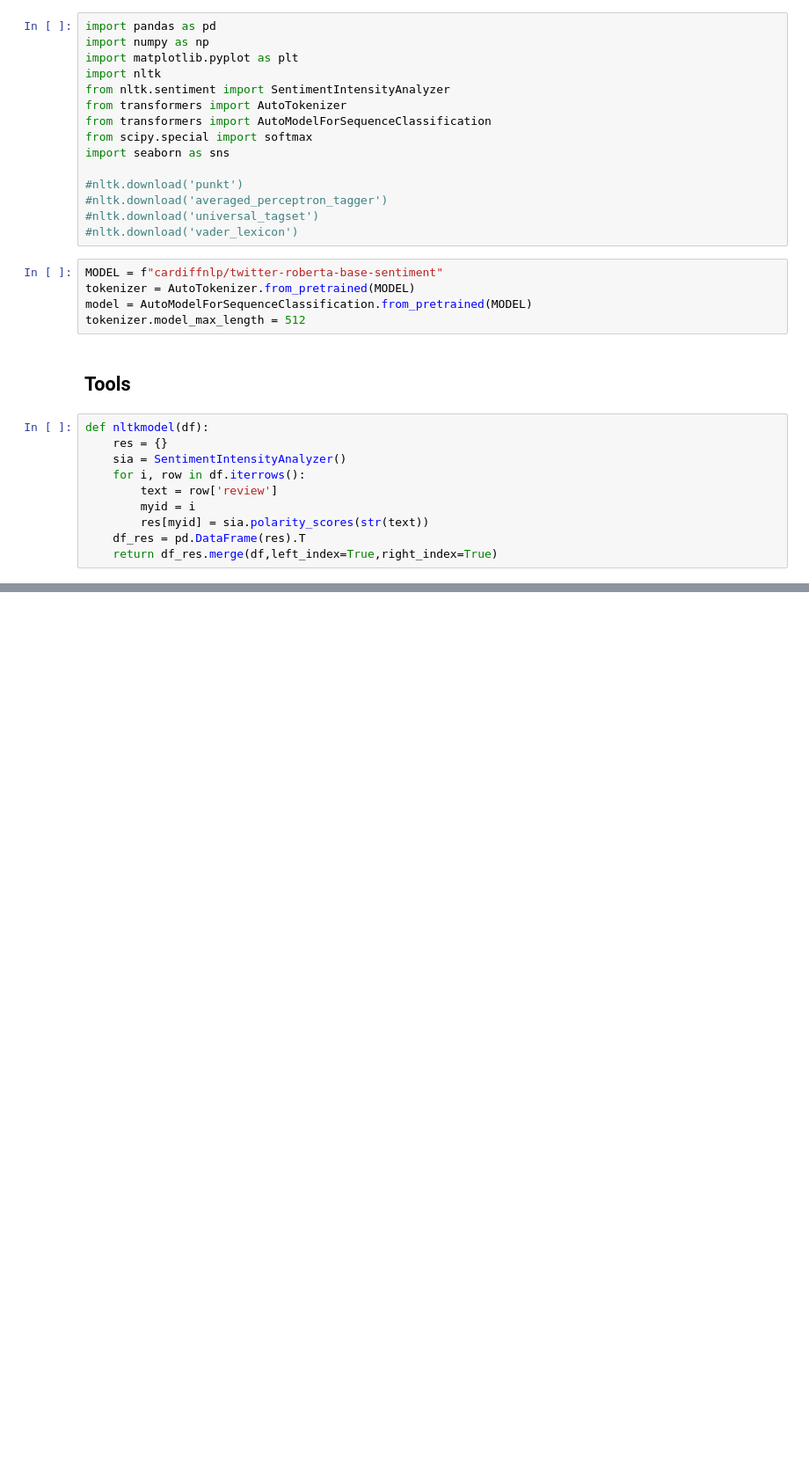
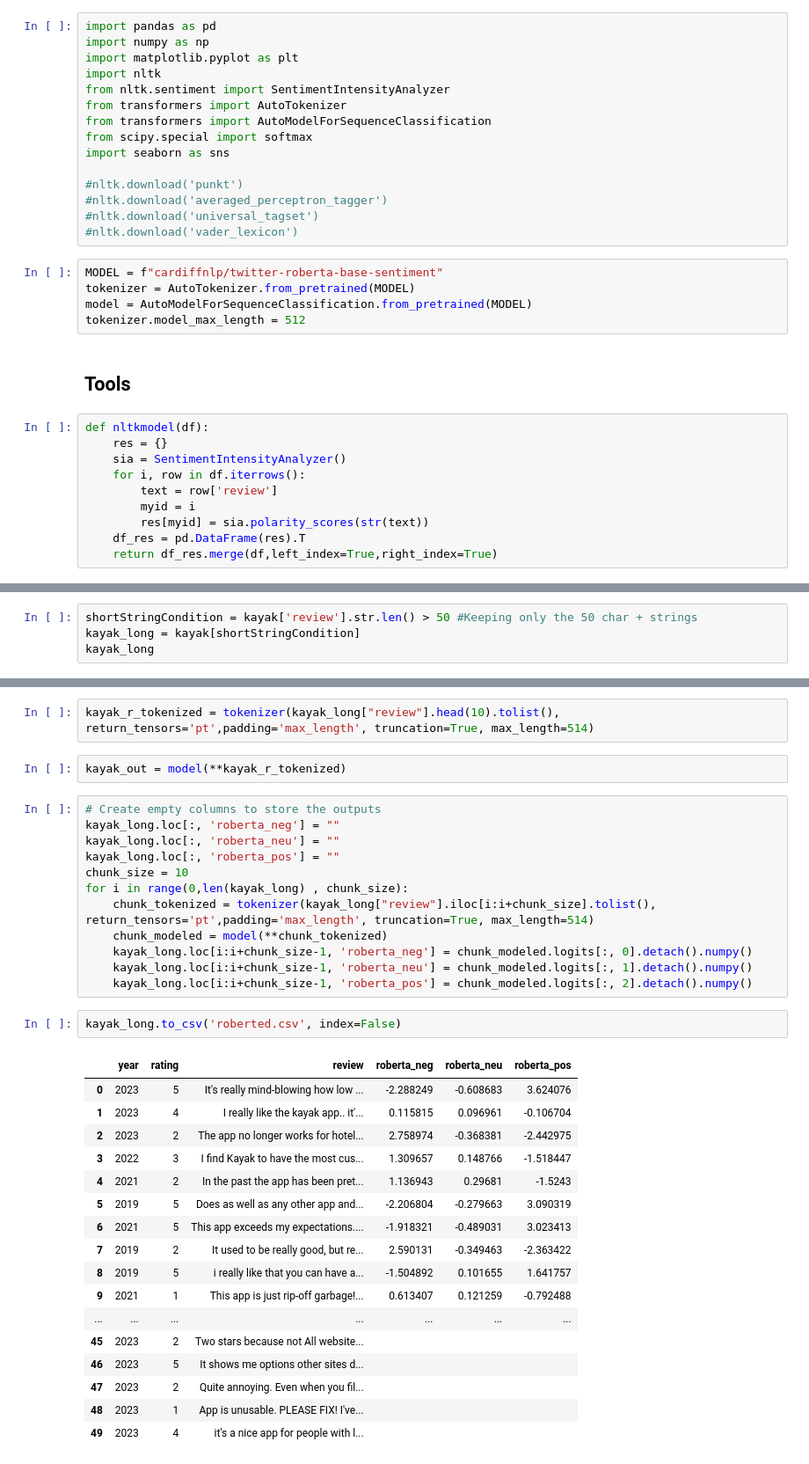
Before and after one commit to comeyrd/quantux-flightcomparator, a Jupyter notebook: review_analytics.ipynb, the cells around one changed output, grey strips where cells are left out. Shown at 88% size. Cells and saved outputs as stored; diff of their text form; blank space fills up the shorter version.

```diff
--- a/review_analytics.ipynb
+++ b/review_analytics.ipynb
@@ -137,0 +103,4 @@ res
+# %%
+shortStringCondition = kayak['review'].str.len() > 50 #Keeping only the 50 char + strings
+kayak_long = kayak[shortStringCondition]
+kayak_long
@@ -137,0 +121,36 @@ res
+# %%
+kayak_r_tokenized = tokenizer(kayak_long["review"].head(10).tolist(), return_tensors='pt',padding='max_length', truncation=True, max_length=514)
+# %%
+kayak_out = model(**kayak_r_tokenized)
+# %%
+# Create empty columns to store the outputs
+kayak_long.loc[:, 'roberta_neg'] = ""
+kayak_long.loc[:, 'roberta_neu'] = ""
+kayak_long.loc[:, 'roberta_pos'] = ""
+chunk_size = 10
+for i in range(0,len(kayak_long) , chunk_size):
+    chunk_tokenized = tokenizer(kayak_long["review"].iloc[i:i+chunk_size].tolist(), return_tensors='pt',padding='max_length', truncation=True, max_length=514)
+    chunk_modeled = model(**chunk_tokenized)
+    kayak_long.loc[i:i+chunk_size-1, 'roberta_neg'] = chunk_modeled.logits[:, 0].detach().numpy()
+    kayak_long.loc[i:i+chunk_size-1, 'roberta_neu'] = chunk_modeled.logits[:, 1].detach().numpy()
+    kayak_long.loc[i:i+chunk_size-1, 'roberta_pos'] = chunk_modeled.logits[:, 2].detach().numpy()
+# %%
+kayak_long.to_csv('roberted.csv', index=False)
+# %% [output]
+|  | year | rating | review | roberta_neg | roberta_neu | roberta_pos |
+| 0 | 2023 | 5 | It's really mind-blowing how low ... | -2.288249 | -0.608683 | 3.624076 |
+| 1 | 2023 | 4 | I really like the kayak app.. it'... | 0.115815 | 0.096961 | -0.106704 |
+| 2 | 2023 | 2 | The app no longer works for hotel... | 2.758974 | -0.368381 | -2.442975 |
+| 3 | 2022 | 3 | I find Kayak to have the most cus... | 1.309657 | 0.148766 | -1.518447 |
+| 4 | 2021 | 2 | In the past the app has been pret... | 1.136943 | 0.29681 | -1.5243 |
+| 5 | 2019 | 5 | Does as well as any other app and... | -2.206804 | -0.279663 | 3.090319 |
+| 6 | 2021 | 5 | This app exceeds my expectations.... | -1.918321 | -0.489031 | 3.023413 |
+| 7 | 2019 | 2 | It used to be really good, but re... | 2.590131 | -0.349463 | -2.363422 |
+| 8 | 2019 | 5 | i really like that you can have a... | -1.504892 | 0.101655 | 1.641757 |
+| 9 | 2021 | 1 | This app is just rip-off garbage!... | 0.613407 | 0.121259 | -0.792488 |
+| ... | ... | ... | ... | ... | ... | ... |
+| 45 | 2023 | 2 | Two stars because not All website... |  |  |  |
+| 46 | 2023 | 5 | It shows me options other sites d... |  |  |  |
+| 47 | 2023 | 2 | Quite annoying. Even when you fil... |  |  |  |
+| 48 | 2023 | 1 | App is unusable. PLEASE FIX! I've... |  |  |  |
+| 49 | 2023 | 4 | it's a nice app for people with l... |  |  |  |
```
Also changed, not shown: parts of 20 cells of this notebook, 1 other file.
